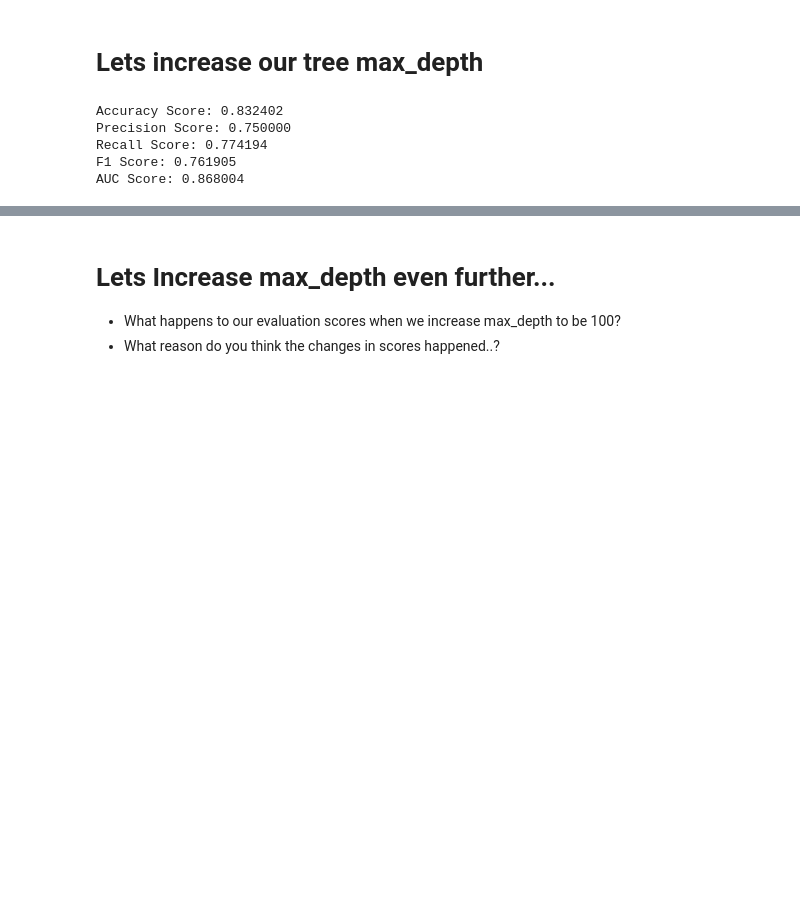
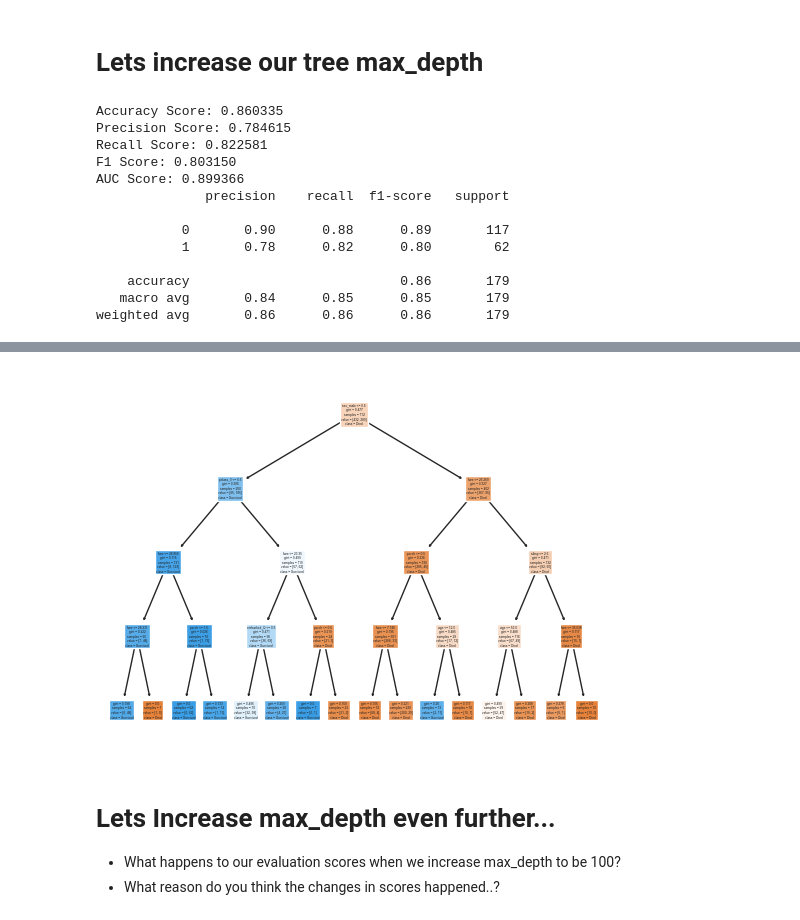
Before and after one commit to CUNYTechPrep/2023-fall-data-science-tuesday, a Jupyter notebook: Week-07-Decision-Trees-n-RandomForest/Lecture-RandomForests.ipynb, the cells around one changed output, grey strips where cells are left out. Drawn from its saved outputs; the diff is of its cells as text; code cells hidden in the pictures; blank space fills up the shorter version.

```diff
--- a/Week-07-Decision-Trees-n-RandomForest/Lecture-RandomForests.ipynb
+++ b/Week-07-Decision-Trees-n-RandomForest/Lecture-RandomForests.ipynb
@@ -186,12 +174,14 @@ plot_tree(model, feature_names=selected_features, class_names=['died', 'survived
 # %% [markdown]
 # Lets increase our tree max_depth
 # %%
-model = tree.DecisionTreeClassifier(max_depth=2)
+model = DecisionTreeClassifier(max_depth=4)
 
 model.fit(X_train,y_train)
 
 y_pred = model.predict(X_test)
 
+
+## Eval Model
 accuracy = accuracy_score(y_true=y_test, y_pred=y_pred)
 print("Accuracy Score: %f" % accuracy)
 
@@ -205,23 +195,34 @@ f1 = f1_score(y_true=y_test, y_pred=y_pred)
 print('F1 Score: %f' % f1)
 
 
-# Calculate predicted probabilities, keep only probability for when class = 1
-y_pred_proba = model.predict_proba(X_test)[:,1]
+# Calculate predicted probabilities
+y_pred_proba = model.predict_proba(X_test)
+
+# # Keep only the proba for True
+y_pred_proba = y_pred_proba[:,1]
+
+# Compute auc score
 auc = roc_auc_score(y_true=y_test, y_score=y_pred_proba)
 print('AUC Score: %f' % auc)
 
 
-dot_data = tree.export_graphviz(model, out_file=None,
-                     feature_names=selected_features,
-                     class_names=['died','survived'],
-                     filled=True, rounded=True,
-                     special_characters=True)
+# Produce classification Report
+print(classification_report(y_test, y_pred))
 
-graph = graphviz.Source(dot_data)
-graph
+# Plot Tree
+class_names=['Died', 'Survived']
+plot_tree(model, feature_names=independent_variables, class_names=class_names, filled=True);
 # %% [output]
-Accuracy Score: 0.832402
-Precision Score: 0.750000
-Recall Score: 0.774194
-F1 Score: 0.761905
-AUC Score: 0.868004
+Accuracy Score: 0.860335
+Precision Score: 0.784615
+Recall Score: 0.822581
+F1 Score: 0.803150
+AUC Score: 0.899366
+              precision    recall  f1-score   support
+
+           0       0.90      0.88      0.89       117
+           1       0.78      0.82      0.80        62
+
+    accuracy                           0.86       179
+   macro avg       0.84      0.85      0.85       179
+weighted avg       0.86      0.86      0.86       179
@@ -229,3 +229,4 @@ AUC Score: 0.868004
+[figure, added]
 # %% [markdown]
 # Lets Increase max_depth even further...
 * What happens to our evaluation scores when we increase max_depth to be 100?
```
Also changed, not shown: parts of 34 cells of this notebook, 6 other files.
